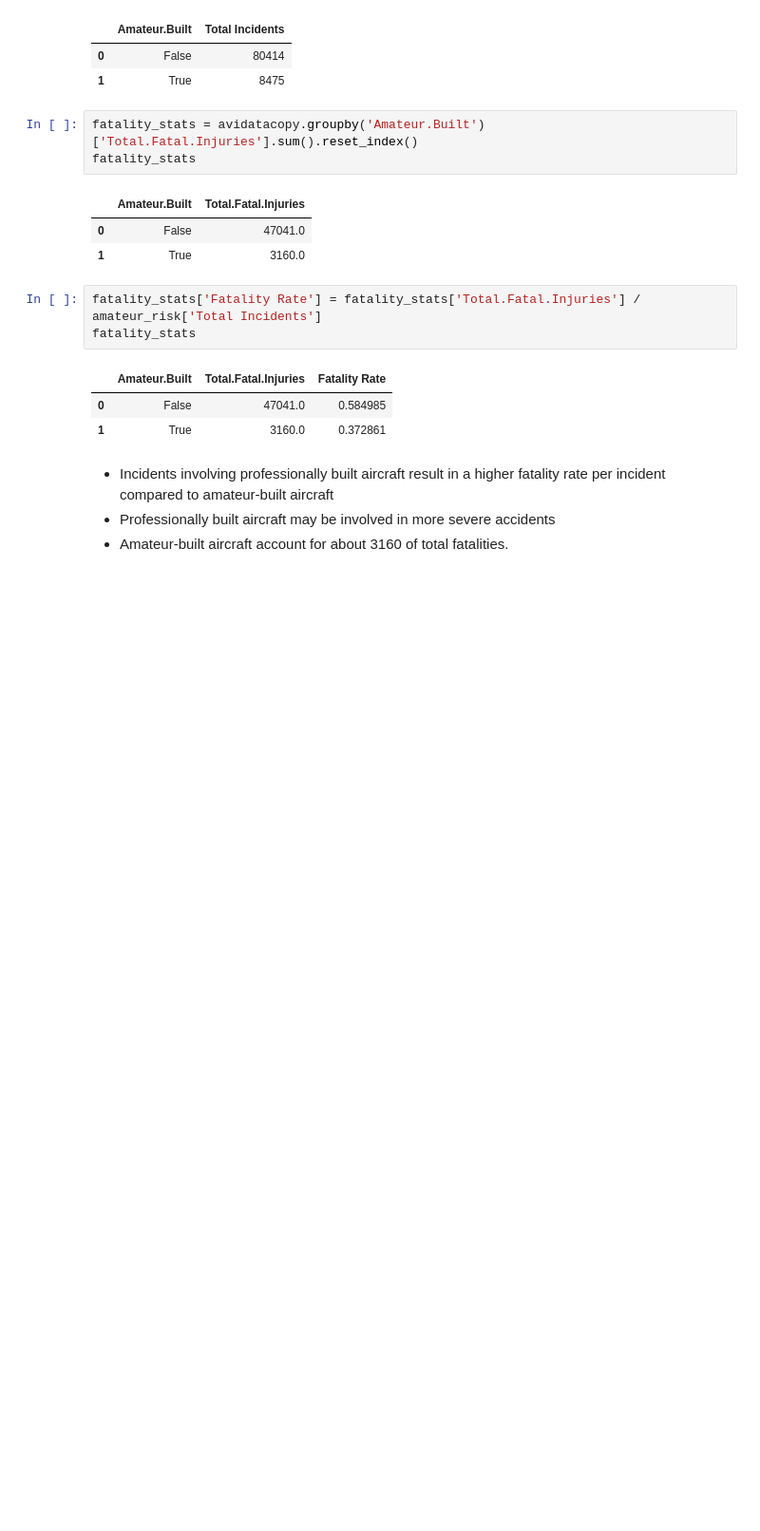
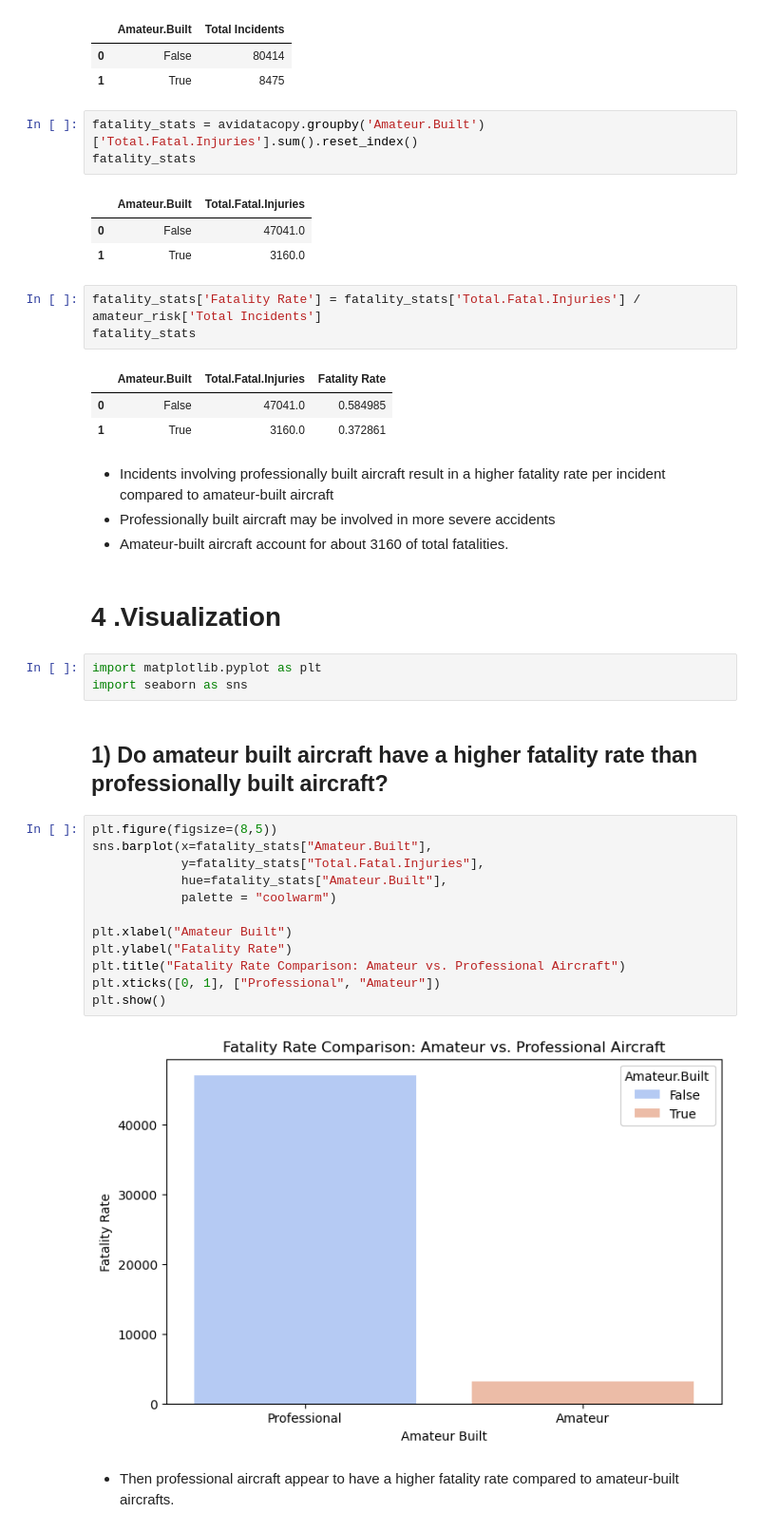
Before and after one commit to FAITHKAMANDE/AviData-Analytics, a Jupyter notebook: NoteBook.ipynb, the cells around one changed output. Shown at 95% size. Drawn from its saved outputs; the diff is of its cells as text; blank space fills up the shorter version.

```diff
--- a/NoteBook.ipynb
+++ b/NoteBook.ipynb
@@ -1051,3 +1053,26 @@ fatality_stats
 - Incidents involving professionally built aircraft result in a higher fatality rate per incident compared to amateur-built aircraft
 - Professionally built aircraft may be involved in more severe accidents
 - Amateur-built aircraft account for about 3160 of total fatalities.
+# %% [markdown]
+# 4 .Visualization
+# %%
+import matplotlib.pyplot as plt
+import seaborn as sns
+# %% [markdown]
+## 1) Do amateur built aircraft have a higher fatality rate than professionally built aircraft?
+# %%
+plt.figure(figsize=(8,5))
+sns.barplot(x=fatality_stats["Amateur.Built"],
+            y=fatality_stats["Total.Fatal.Injuries"],
+            hue=fatality_stats["Amateur.Built"],
+            palette = "coolwarm")
+
+plt.xlabel("Amateur Built")
+plt.ylabel("Fatality Rate")
+plt.title("Fatality Rate Comparison: Amateur vs. Professional Aircraft")
+plt.xticks([0, 1], ["Professional", "Amateur"])
+plt.show()
+# %% [output]
+[figure, added]
+# %% [markdown]
+- Then professional aircraft appear to have a higher fatality rate compared to amateur-built aircrafts.
```
Also changed, not shown: parts of 2 cells of this notebook.
